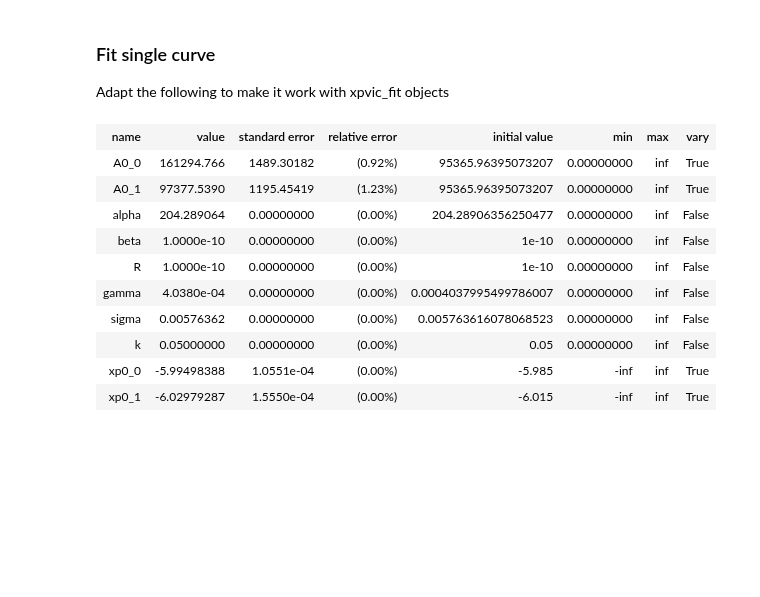
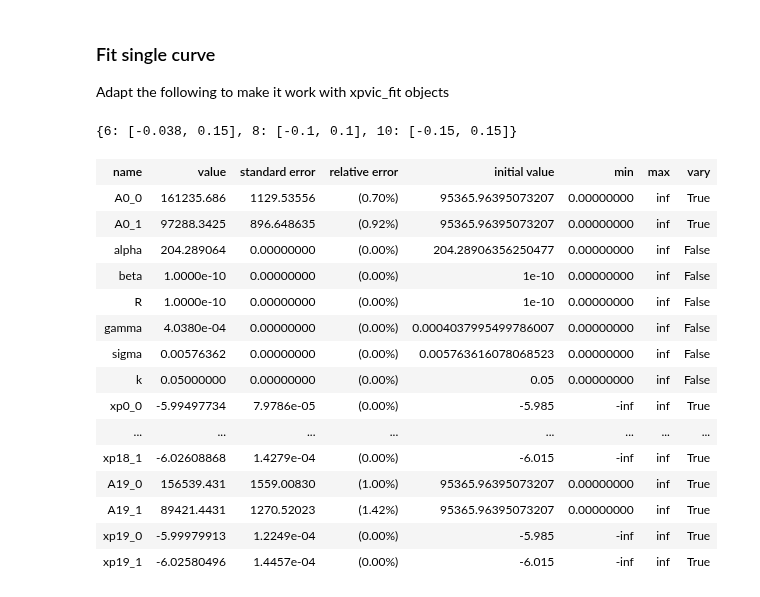
Before and after one commit to pmassat/pythonpda, a Jupyter notebook: Neutrons_pydas/ENS_peak_fit_pVIC_2019-02-14.ipynb, the cells around one changed output. Saved outputs shown, nothing was run; the diff lists cells and outputs as text; code cells hidden in the pictures; blank space fills up the shorter version.

```diff
--- a/Neutrons_pydas/ENS_peak_fit_pVIC_2019-02-14.ipynb
+++ b/Neutrons_pydas/ENS_peak_fit_pVIC_2019-02-14.ipynb
@@ -717,8 +722,9 @@ def findBestSharedParams(fitObjStr, data, ref_params, h, fit_interval, data_rang
 
     return xFit
 # %%
-for h in [6,8,10]:
-    xwFit = findBestSharedParams('xwFit', nData, pvic_params, h, fit_intervals[h], data_range, recompute=False)
+for h in [6]:
+    xwFit = findBestSharedParams('xwFit', nData, pvic_params, h, fit_intervals[h],
+                                 data_range, recompute=True)
 # %% [output]
 Iteration #1 of peak at (6 6 0)
 Free shared parameter: ['alpha', 'gamma', 'sigma']
@@ -1001,7 +997,7 @@ Correlations (unreported correlations are < 0.100)
 #### Results of weighted fit with 10 datasets on (10 10 0) peak
 # %%
 # report_fit(result)
-fitKey = '10_10'
+fitKey = '10_1_92-101'
 xwFit[fitKey][0].result
 # %% [output]
 Fit Statistics
@@ -1477,8 +1475,8 @@ if 'ref_params' not in globals() or type(ref_params) is not dict:
     ref_params = {}
 
 for h in [6, 8, 10]:
-    if not hasattr(fit2_params, f'{h}'):
-        ref_params[h] = npvicRefParams(pvic_params, xwFit[f'{h}_10'][2].result.params)
+    if not hasattr(ref_params, f'{h}'):
+        ref_params[h] = npvicRefParams(pvic_params, xwFit[f'{h}_1_92-101'][2].result.params)
 #         fit2_params[h] = npvicInitParams(ref_params, plt_idx, n)
 # %%
 ref_params[8]
@@ -1495,24 +1493,32 @@ ref_params[8]
 # %% [markdown]
 ### Fit single curve
 Adapt the following to make it work with xpvic_fit objects
+# %%
+fit_intervals# = {6:[-.03, .15], 8:[-.1, .1], 10:[-.15, .15]}#
+# %% [output]
+{6: [-0.038, 0.15], 8: [-0.1, 0.1], 10: [-0.15, 0.15]}
 # %%
-fit_intervals = {6:[-.03, .15], 8:[-.1, .1], 10:[-.15, .15]}#
-data_range = range(1)
+data_range = range(20)
 
-for h in [6,8,10]:
+for h in [6]:
     xwFit = initXpvicFit('xwFit', nData, ref_params[h], h, fit_intervals[h], data_range, nFunc=2, recompute=True)
 # %%
-fitKey = '6_2_0'
+fitKey = '6_2_0-19'
 xwFit[fitKey][0].result.params
 # %% [output]
 | name | value | standard error | relative error | initial value | min | max | vary |
-| A0_0 | 161294.766 | 1489.30182 | (0.92%) | 95365.96395073207 | 0.00000000 | inf | True |
-| A0_1 | 97377.5390 | 1195.45419 | (1.23%) | 95365.96395073207 | 0.00000000 | inf | True |
+| A0_0 | 161235.686 | 1129.53556 | (0.70%) | 95365.96395073207 | 0.00000000 | inf | True |
+| A0_1 | 97288.3425 | 896.648635 | (0.92%) | 95365.96395073207 | 0.00000000 | inf | True |
 | alpha | 204.289064 | 0.00000000 | (0.00%) | 204.28906356250477 | 0.00000000 | inf | False |
 | beta | 1.0000e-10 | 0.00000000 | (0.00%) | 1e-10 | 0.00000000 | inf | False |
 | R | 1.0000e-10 | 0.00000000 | (0.00%) | 1e-10 | 0.00000000 | inf | False |
 | gamma | 4.0380e-04 | 0.00000000 | (0.00%) | 0.0004037995499786007 | 0.00000000 | inf | False |
 | sigma | 0.00576362 | 0.00000000 | (0.00%) | 0.005763616078068523 | 0.00000000 | inf | False |
 | k | 0.05000000 | 0.00000000 | (0.00%) | 0.05 | 0.00000000 | inf | False |
-| xp0_0 | -5.99498388 | 1.0551e-04 | (0.00%) | -5.985 | -inf | inf | True |
-| xp0_1 | -6.02979287 | 1.5550e-04 | (0.00%) | -6.015 | -inf | inf | True |
+| xp0_0 | -5.99497734 | 7.9786e-05 | (0.00%) | -5.985 | -inf | inf | True |
+| ... | ... | ... | ... | ... | ... | ... | ... |
+| xp18_1 | -6.02608868 | 1.4279e-04 | (0.00%) | -6.015 | -inf | inf | True |
+| A19_0 | 156539.431 | 1559.00830 | (1.00%) | 95365.96395073207 | 0.00000000 | inf | True |
+| A19_1 | 89421.4431 | 1270.52023 | (1.42%) | 95365.96395073207 | 0.00000000 | inf | True |
+| xp19_0 | -5.99979913 | 1.2249e-04 | (0.00%) | -5.985 | -inf | inf | True |
+| xp19_1 | -6.02580496 | 1.4457e-04 | (0.00%) | -6.015 | -inf | inf | True |
```
Also changed, not shown: parts of 20 cells of this notebook.
